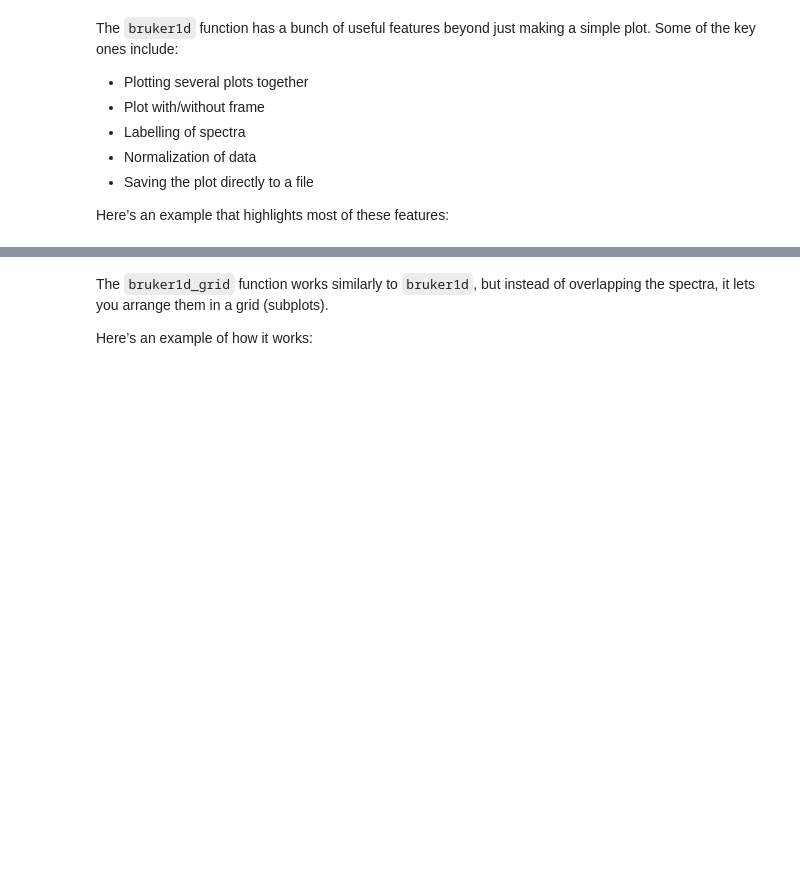
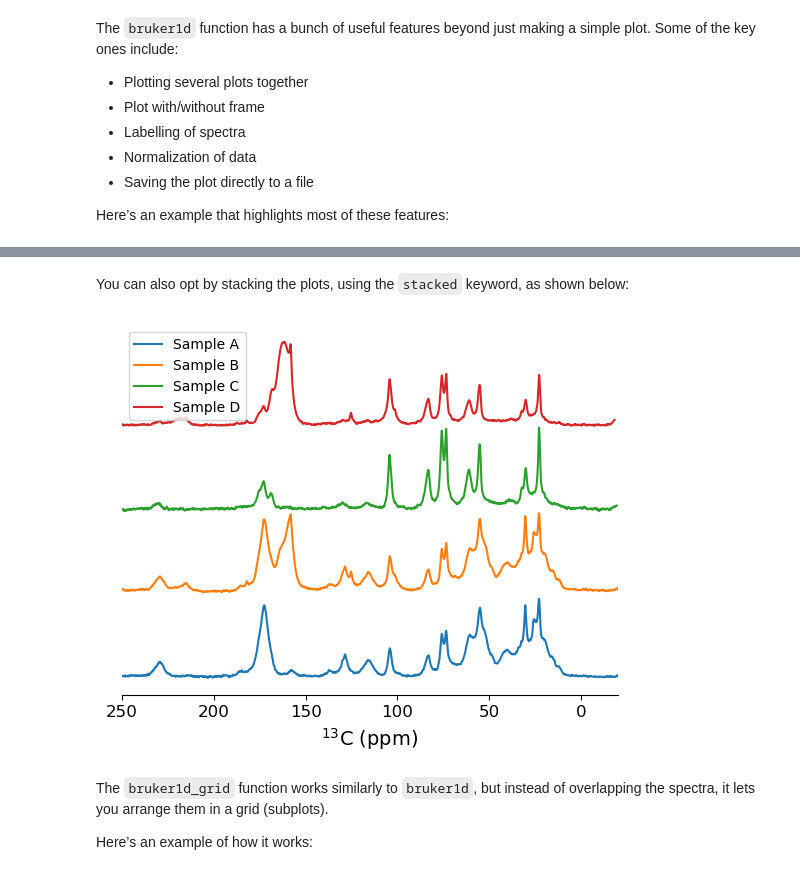
Before and after one commit to nuts-org/spinplots, a Jupyter notebook: docs/user_guide/easy_plots.ipynb, the cells around one changed output, grey strips where cells are left out. Drawn from its saved outputs; the diff is of its cells as text; code cells hidden in the pictures; blank space fills up the shorter version.

Commit message:
Implementation of stacked in bruker1d

```diff
--- a/docs/user_guide/easy_plots.ipynb
+++ b/docs/user_guide/easy_plots.ipynb
@@ -33,3 +33,18 @@ bruker1d([path + '8/pdata/1', path + '12/pdata/1', path + '33/pdata/1', path + '
+# %% [markdown]
+You can also opt by stacking the plots, using the `stacked` keyword, as shown below:
+# %%
+path = '../../data/1D/'
+bruker1d([path + '8/pdata/1', path + '12/pdata/1', path + '33/pdata/1', path + '39/pdata/1'],
+              labels=['Sample A', 'Sample B', 'Sample C', 'Sample D'],
+              xlim=(250, -20),
+              frame=False,
+              normalized=True,
+              stacked=True,
+              save=True,
+              filename='../../data/1D/stacked',
+              format='png')
+# %% [output]
+[figure, added]
 # %% [markdown]
 The `bruker1d_grid` function works similarly to `bruker1d`, but instead of overlapping the spectra, it lets you arrange them in a grid (subplots).
 
```
Also changed, not shown: parts of 4 cells of this notebook, 5 other files.
